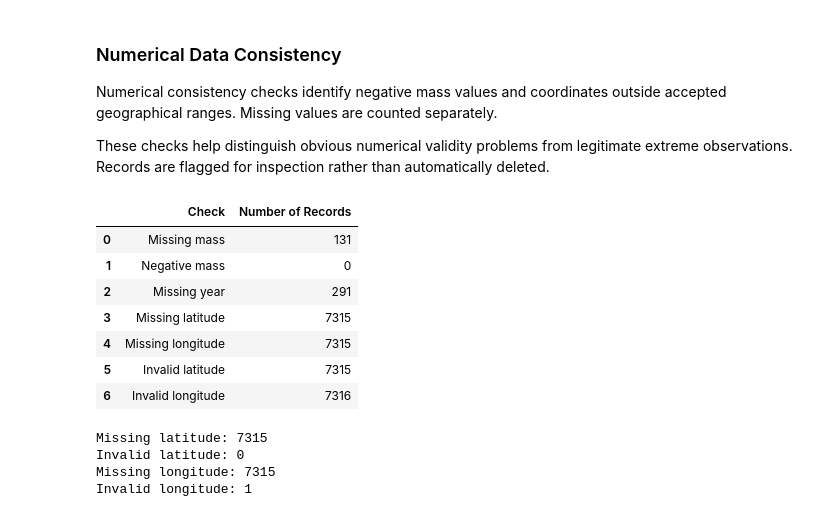
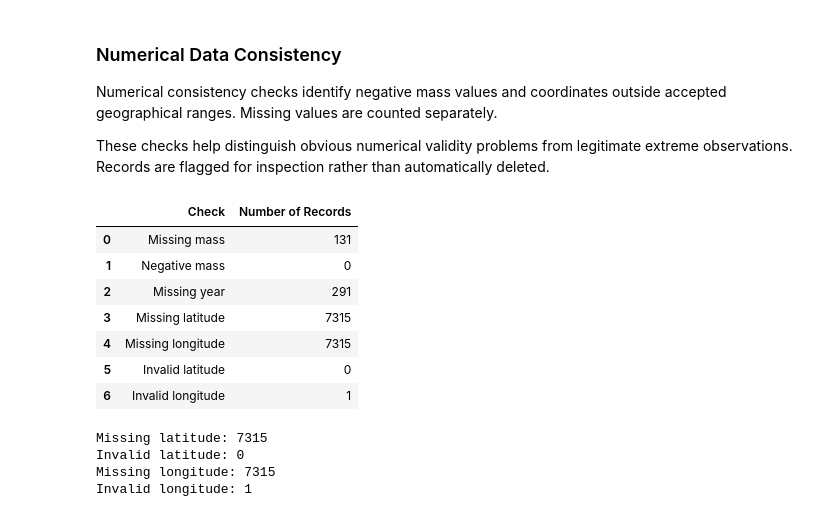
Before and after one commit to manaswiniyoshitha2006-netizen/ML-Evaluation, a Jupyter notebook: notebooks/clustering.ipynb, the cells around one changed output. Saved outputs shown, nothing was run; the diff lists cells and outputs as text; code cells hidden in the pictures.

```diff
--- a/notebooks/clustering.ipynb
+++ b/notebooks/clustering.ipynb
@@ -1381,37 +1381,37 @@ numeric_check_columns = [
 
 for column in numeric_check_columns:
     check_df[column] = pd.to_numeric(
         check_df[column],
         errors="coerce"
     )
 
 checks = {
     "Missing mass": check_df["mass (g)"].isna(),
     "Negative mass": check_df["mass (g)"] < 0,
     "Missing year": check_df["year"].isna(),
     "Missing latitude": check_df["reclat"].isna(),
     "Missing longitude": check_df["reclong"].isna(),
-    "Invalid latitude": ~check_df["reclat"].between(-90, 90),
-    "Invalid longitude": ~check_df["reclong"].between(-180, 180)
+    "Invalid latitude": check_df["reclat"].notna() & ~check_df["reclat"].between(-90, 90),
+    "Invalid longitude": check_df["reclong"].notna() & ~check_df["reclong"].between(-180, 180)
 }
 
 consistency_summary = pd.DataFrame({
     "Check": list(checks.keys()),
     "Number of Records": [
         int(mask.sum()) for mask in checks.values()
     ]
 })
 
 display(consistency_summary)
 # %% [output]
 |  | Check | Number of Records |
 | 0 | Missing mass | 131 |
 | 1 | Negative mass | 0 |
 | 2 | Missing year | 291 |
 | 3 | Missing latitude | 7315 |
 | 4 | Missing longitude | 7315 |
-| 5 | Invalid latitude | 7315 |
-| 6 | Invalid longitude | 7316 |
+| 5 | Invalid latitude | 0 |
+| 6 | Invalid longitude | 1 |
 # %%
 invalid_latitude_mask = (
     check_df["reclat"].notna()
```
Also changed, not shown: parts of 30 cells of this notebook.
